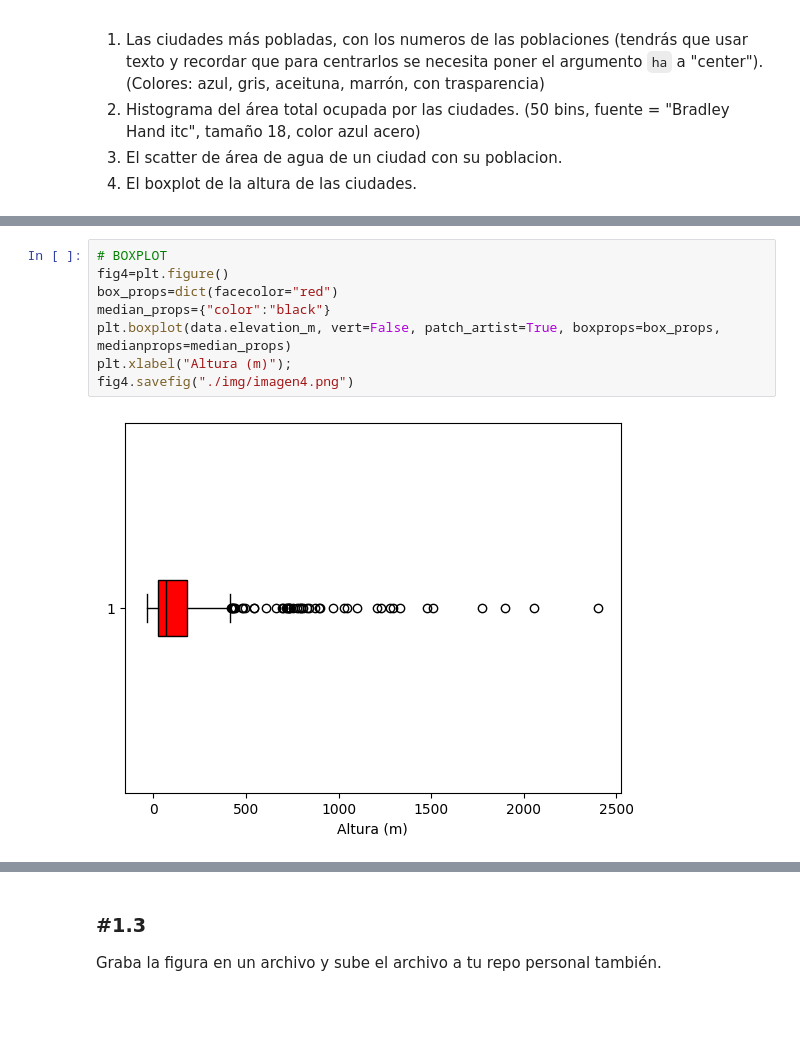
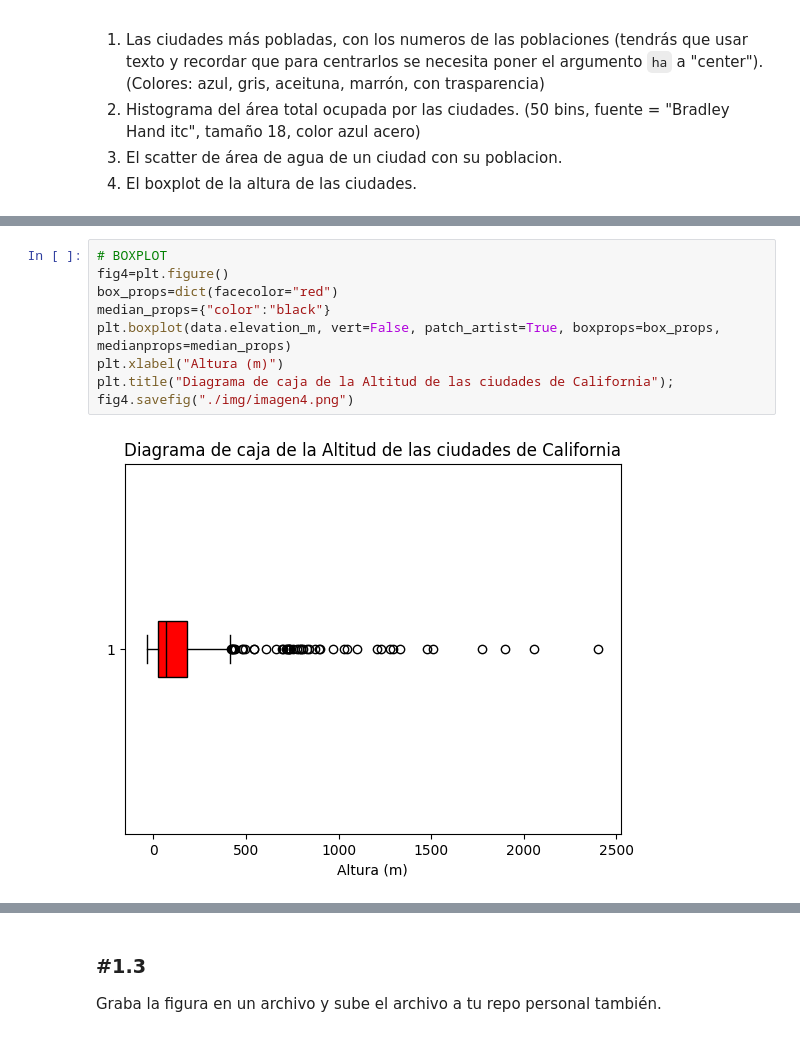
Before and after one commit to MartinAmez/ONLINE_DS_THEBRIDGE_MARTIN, a Jupyter notebook: Sprint 8/Practica_Obligatoria/18_Practica_Obligatoria_Visualizacion_Basica.ipynb, the cells around one changed output, grey strips where cells are left out. Saved outputs shown, nothing was run; the diff lists cells and outputs as text; blank space fills up the shorter version.

```diff
--- a/Sprint 8/Practica_Obligatoria/18_Practica_Obligatoria_Visualizacion_Basica.ipynb
+++ b/Sprint 8/Practica_Obligatoria/18_Practica_Obligatoria_Visualizacion_Basica.ipynb
@@ -156,13 +158,14 @@ fig3.savefig("./img/imagen3.png")
 # %%
 # BOXPLOT
 fig4=plt.figure()
 box_props=dict(facecolor="red")
 median_props={"color":"black"}
 plt.boxplot(data.elevation_m, vert=False, patch_artist=True, boxprops=box_props, medianprops=median_props)
-plt.xlabel("Altura (m)");
+plt.xlabel("Altura (m)")
+plt.title("Diagrama de caja de la Altitud de las ciudades de California");
 fig4.savefig("./img/imagen4.png")
 # %% [output]
-[figure, old version]
+[figure, new version]
 # %% [markdown]
 ![figura_ejempo.png](attachment:figura_ejempo.png)
 # %% [markdown]
```
Also changed, not shown: parts of 4 cells of this notebook, 5 other files.
